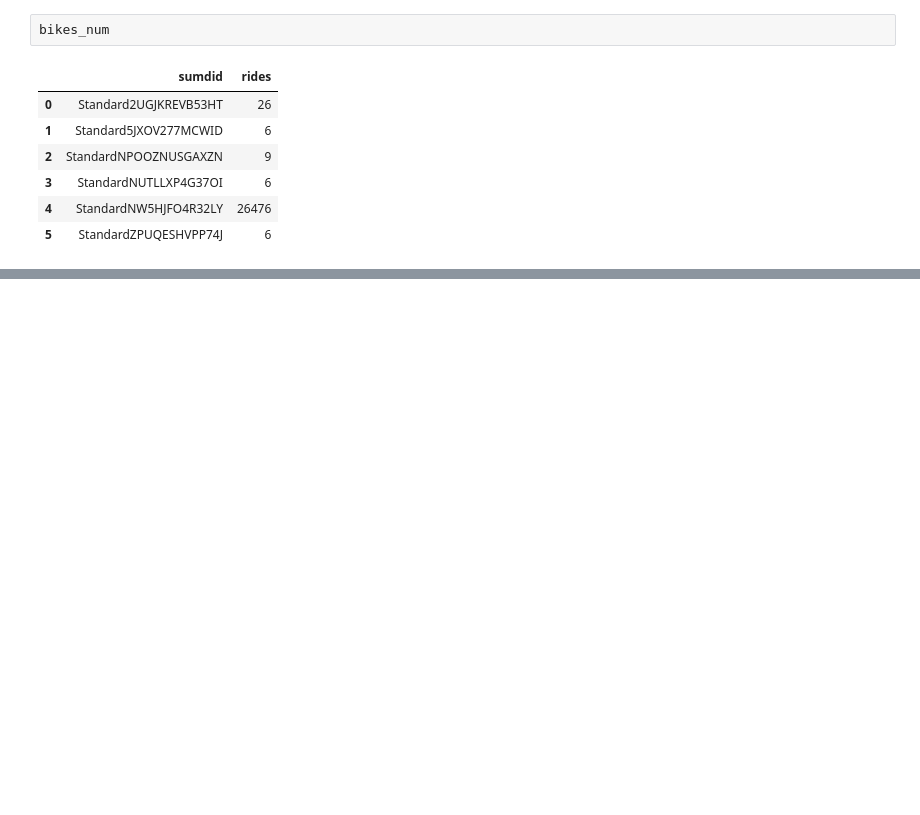
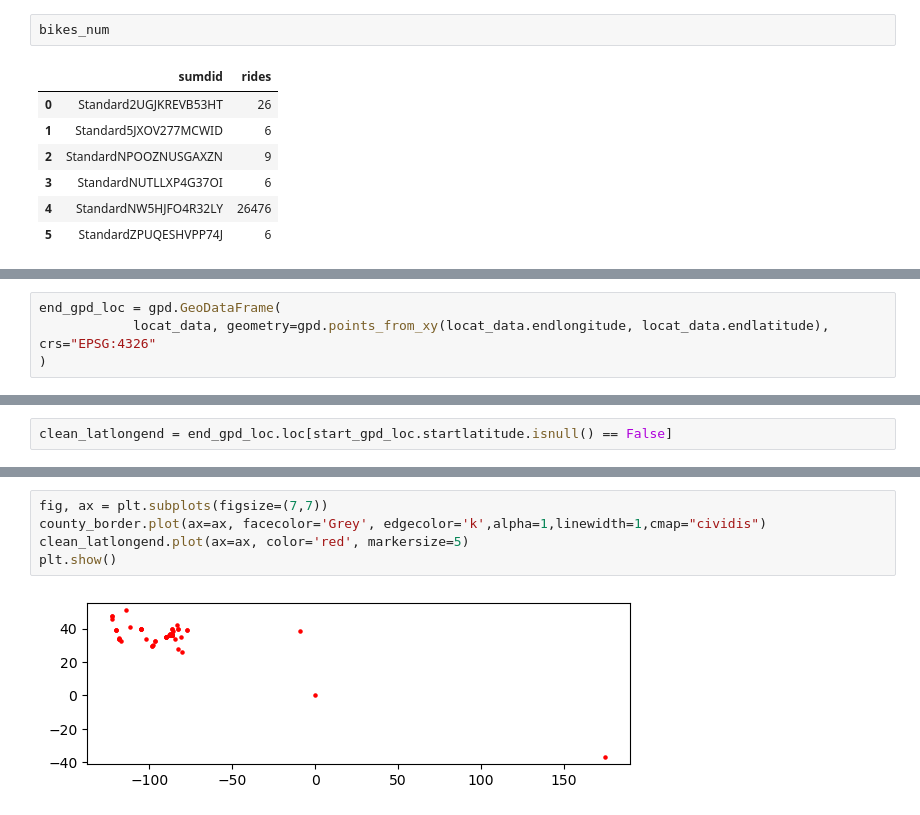
Before and after one commit to NSS-Full-Time-Data-Analytics-11/nashville-scooters-bently, a Jupyter notebook: Untitled.ipynb, the cells around one changed output, grey strips where cells are left out. Cells and saved outputs as stored; diff of their text form; blank space fills up the shorter version.

```diff
--- a/Untitled.ipynb
+++ b/Untitled.ipynb
@@ -225,0 +344,4 @@ bikes_num
+# %%
+end_gpd_loc = gpd.GeoDataFrame(
+            locat_data, geometry=gpd.points_from_xy(locat_data.endlongitude, locat_data.endlatitude), crs="EPSG:4326"
+)
@@ -225,0 +397,2 @@ bikes_num
+# %%
+clean_latlongend = end_gpd_loc.loc[start_gpd_loc.startlatitude.isnull() == False]
@@ -225,0 +469,7 @@ bikes_num
+# %%
+fig, ax = plt.subplots(figsize=(7,7))
+county_border.plot(ax=ax, facecolor='Grey', edgecolor='k',alpha=1,linewidth=1,cmap="cividis")
+clean_latlongend.plot(ax=ax, color='red', markersize=5)
+plt.show()
+# %% [output]
+[figure, added]
```
Also changed, not shown: parts of 35 cells of this notebook.
